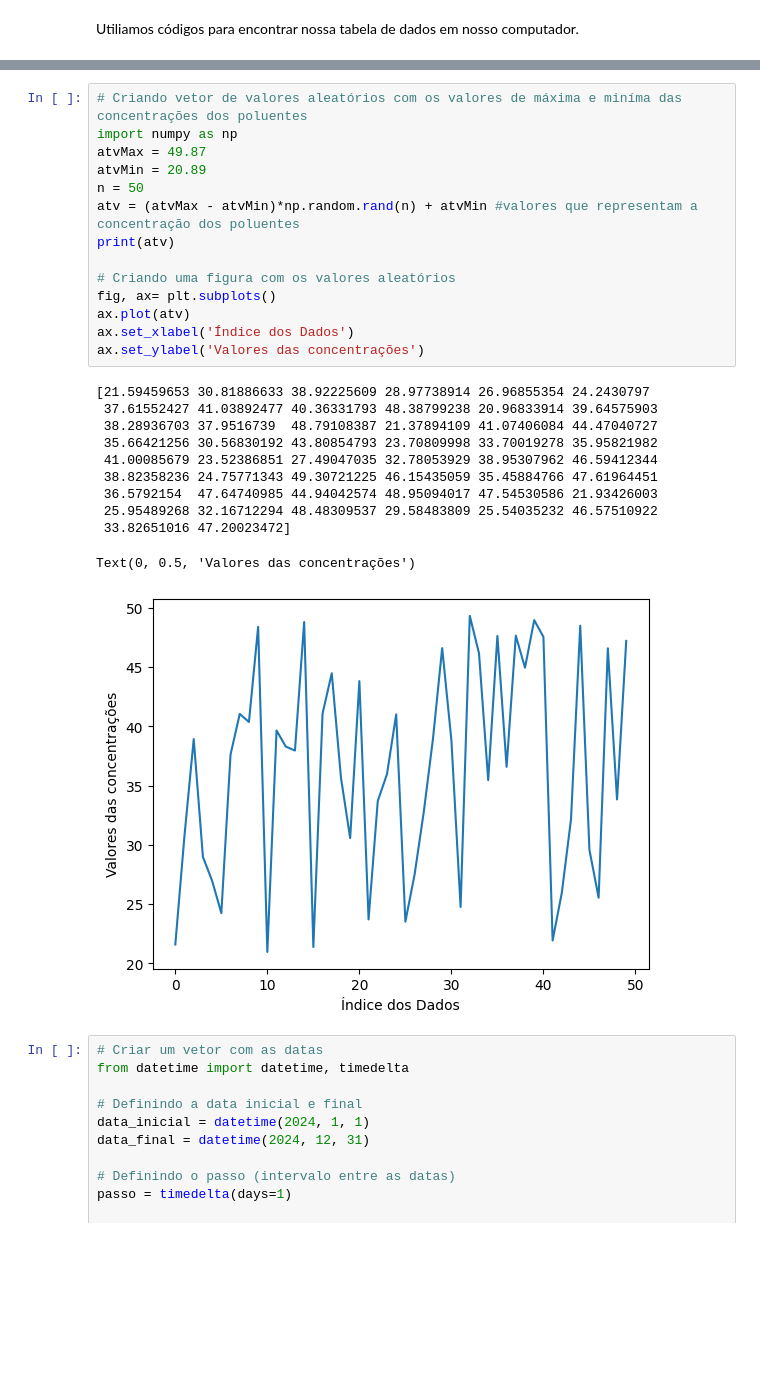
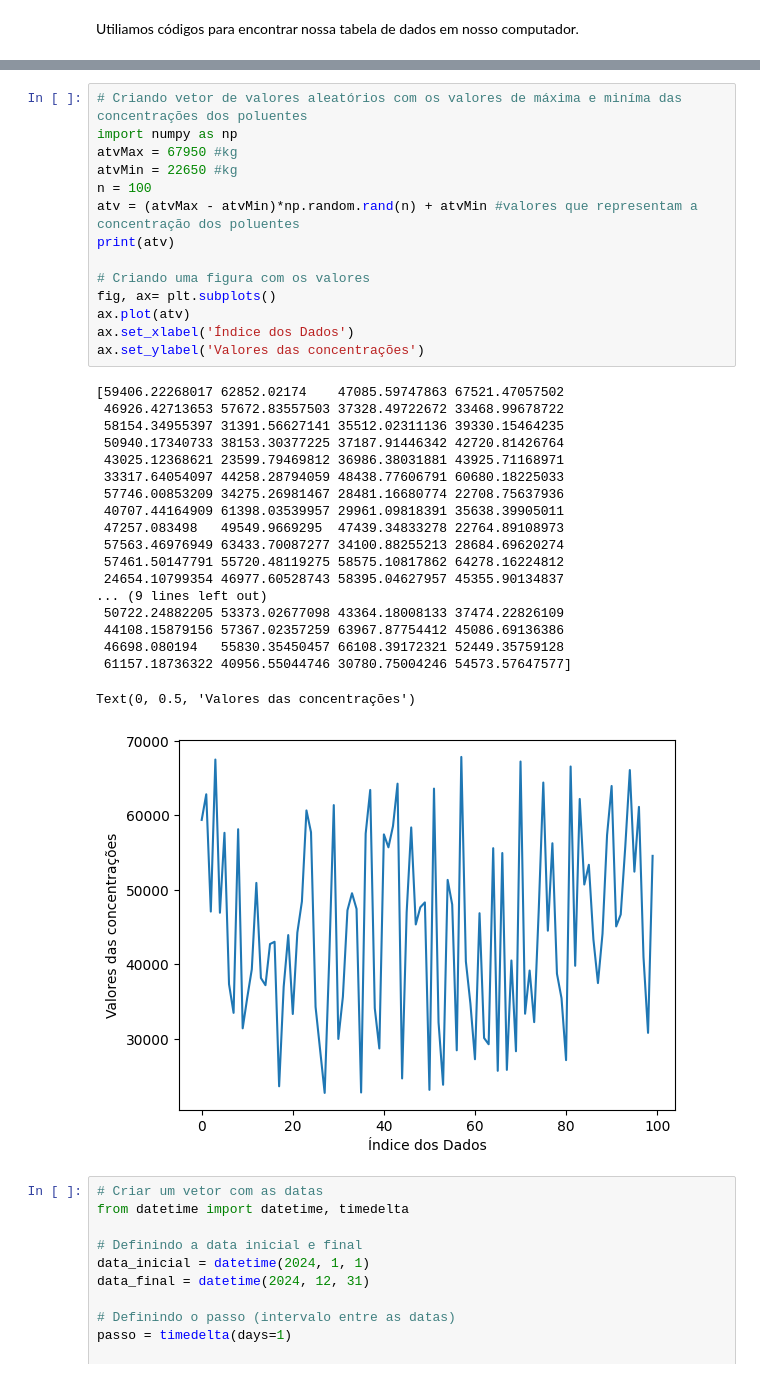
Before and after one commit to SergioStrackJunior/ENS5173_airpolution, a Jupyter notebook: Atividade01_01.ipynb, the cells around one changed output, grey strips where cells are left out. Drawn from its saved outputs; the diff is of its cells as text; blank space fills up the shorter version.

```diff
--- a/Atividade01_01.ipynb
+++ b/Atividade01_01.ipynb
@@ -148,29 +165,37 @@ Emissões estimadas: [799808.193, 4971.51192, 1567.3754700000002]
 # %%
 # Criando vetor de valores aleatórios com os valores de máxima e miníma das concentrações dos poluentes
 import numpy as np
-atvMax = 49.87
-atvMin = 20.89
-n = 50
+atvMax = 67950 #kg
+atvMin = 22650 #kg
+n = 100
 atv = (atvMax - atvMin)*np.random.rand(n) + atvMin #valores que representam a concentração dos poluentes
 print(atv)
 
-# Criando uma figura com os valores aleatórios
+# Criando uma figura com os valores
 fig, ax= plt.subplots()
 ax.plot(atv)
 ax.set_xlabel('Índice dos Dados')
 ax.set_ylabel('Valores das concentrações')
 # %% [output]
-[21.59459653 30.81886633 38.92225609 28.97738914 26.96855354 24.2430797
- 37.61552427 41.03892477 40.36331793 48.38799238 20.96833914 39.64575903
- 38.28936703 37.9516739  48.79108387 21.37894109 41.07406084 44.47040727
- 35.66421256 30.56830192 43.80854793 23.70809998 33.70019278 35.95821982
- 41.00085679 23.52386851 27.49047035 32.78053929 38.95307962 46.59412344
- 38.82358236 24.75771343 49.30721225 46.15435059 35.45884766 47.61964451
- 36.5792154  47.64740985 44.94042574 48.95094017 47.54530586 21.93426003
- 25.95489268 32.16712294 48.48309537 29.58483809 25.54035232 46.57510922
- 33.82651016 47.20023472]
+[59406.22268017 62852.02174    47085.59747863 67521.47057502
+ 46926.42713653 57672.83557503 37328.49722672 33468.99678722
+ 58154.34955397 31391.56627141 35512.02311136 39330.15464235
+ 50940.17340733 38153.30377225 37187.91446342 42720.81426764
+ 43025.12368621 23599.79469812 36986.38031881 43925.71168971
+ 33317.64054097 44258.28794059 48438.77606791 60680.18225033
+ 57746.00853209 34275.26981467 28481.16680774 22708.75637936
+ 40707.44164909 61398.03539957 29961.09818391 35638.39905011
+ 47257.083498   49549.9669295  47439.34833278 22764.89108973
+ 57563.46976949 63433.70087277 34100.88255213 28684.69620274
+ 57461.50147791 55720.48119275 58575.10817862 64278.16224812
+ 24654.10799354 46977.60528743 58395.04627957 45355.90134837
+... (9 lines left out)
+ 50722.24882205 53373.02677098 43364.18008133 37474.22826109
+ 44108.15879156 57367.02357259 63967.87754412 45086.69136386
+ 46698.080194   55830.35450457 66108.39172321 52449.35759128
+ 61157.18736322 40956.55044746 30780.75004246 54573.57647577]
 Text(0, 0.5, 'Valores das concentrações')
-[figure, old version]
+[figure, new version]
 # %%
 # Criar um vetor com as datas
 from datetime import datetime, timedelta
```
Also changed, not shown: parts of 19 cells of this notebook, 5 other files.
